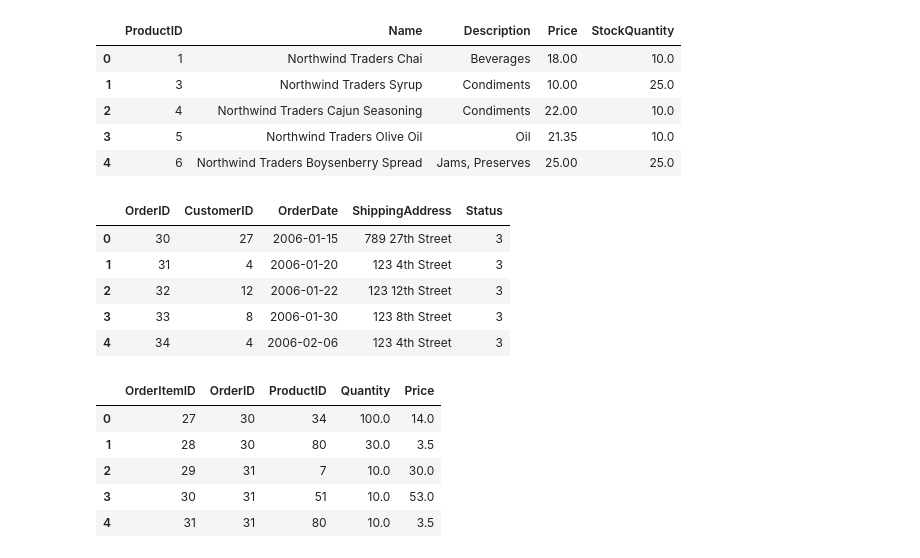
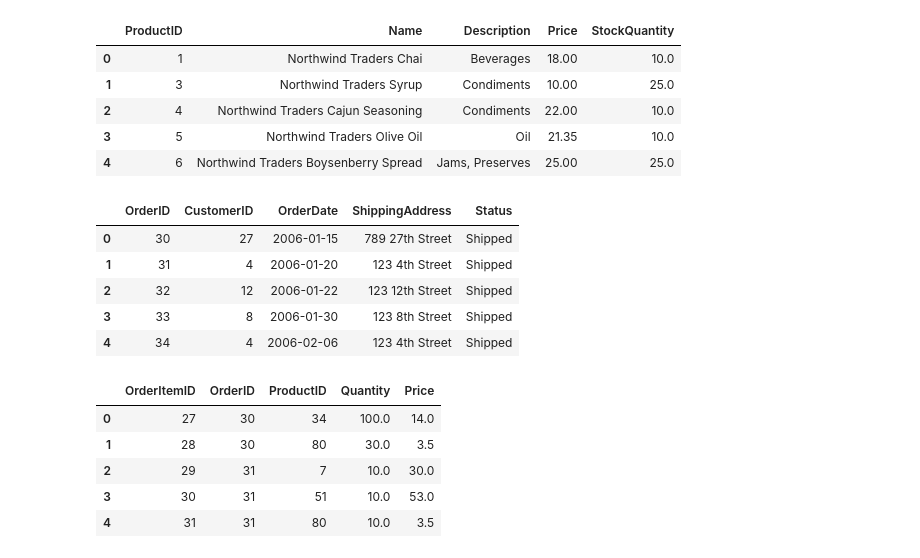
Before and after one commit to ronitreddy/DS-2002, a Jupyter notebook: Data_Project_1/Data_Project_1.ipynb, the cells around one changed output. Drawn from its saved outputs; the diff is of its cells as text; code cells hidden in the pictures.

```diff
--- a/Data_Project_1/Data_Project_1.ipynb
+++ b/Data_Project_1/Data_Project_1.ipynb
@@ -148,31 +150,38 @@ except Exception as e:
 # %%
 # Extract orders data from the northwind database
 try:
     northwind_orders_query = "SELECT id, customer_id, order_date, ship_address, status_id FROM orders"
     northwind_orders_df = pd.read_sql(northwind_orders_query, northwind_connection)
 except Exception as e:
     print(f"Error extracting data from the Northwind database: {e}")
 
 # Modify the columns from the northwind database to fit the order_management database
 try:
     northwind_orders_df.rename(columns={
         'id': 'OrderID',
         'customer_id': 'CustomerID',
         'order_date': 'OrderDate',
         'ship_address': 'ShippingAddress',
         'status_id': 'Status'
     }, inplace=True)
+    status_mapping = {
+        0: 'In Process',
+        1: 'On Hold',
+        2: 'Disputed',
+        3: 'Shipped'
+    }
+    northwind_orders_df['Status'] = northwind_orders_df['Status'].replace(status_mapping)
 except Exception as e:
     print(f"Error modifying data: {e}")
 
 northwind_orders_df.head()
 # %% [output]
 |  | OrderID | CustomerID | OrderDate | ShippingAddress | Status |
-| 0 | 30 | 27 | 2006-01-15 | 789 27th Street | 3 |
-| 1 | 31 | 4 | 2006-01-20 | 123 4th Street | 3 |
-| 2 | 32 | 12 | 2006-01-22 | 123 12th Street | 3 |
-| 3 | 33 | 8 | 2006-01-30 | 123 8th Street | 3 |
-| 4 | 34 | 4 | 2006-02-06 | 123 4th Street | 3 |
+| 0 | 30 | 27 | 2006-01-15 | 789 27th Street | Shipped |
+| 1 | 31 | 4 | 2006-01-20 | 123 4th Street | Shipped |
+| 2 | 32 | 12 | 2006-01-22 | 123 12th Street | Shipped |
+| 3 | 33 | 8 | 2006-01-30 | 123 8th Street | Shipped |
+| 4 | 34 | 4 | 2006-02-06 | 123 4th Street | Shipped |
 # %%
 # Load the orders data into the order_management database
 try:
```
Also changed, not shown: parts of 9 cells of this notebook.
